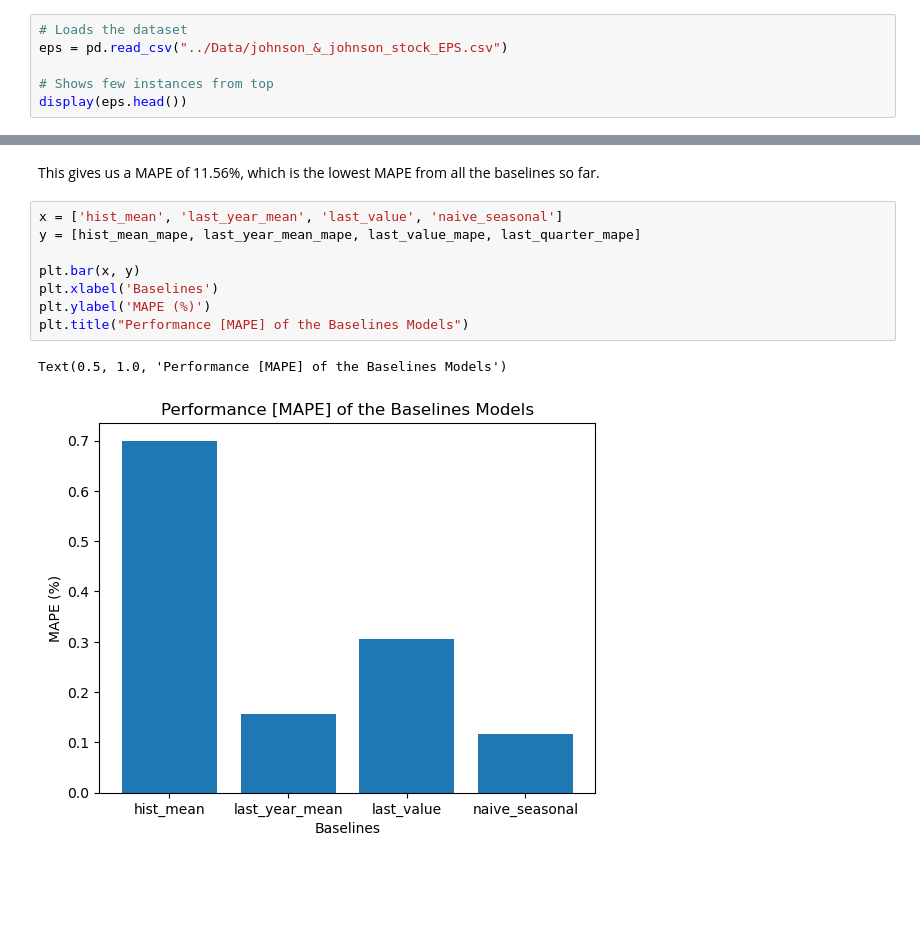
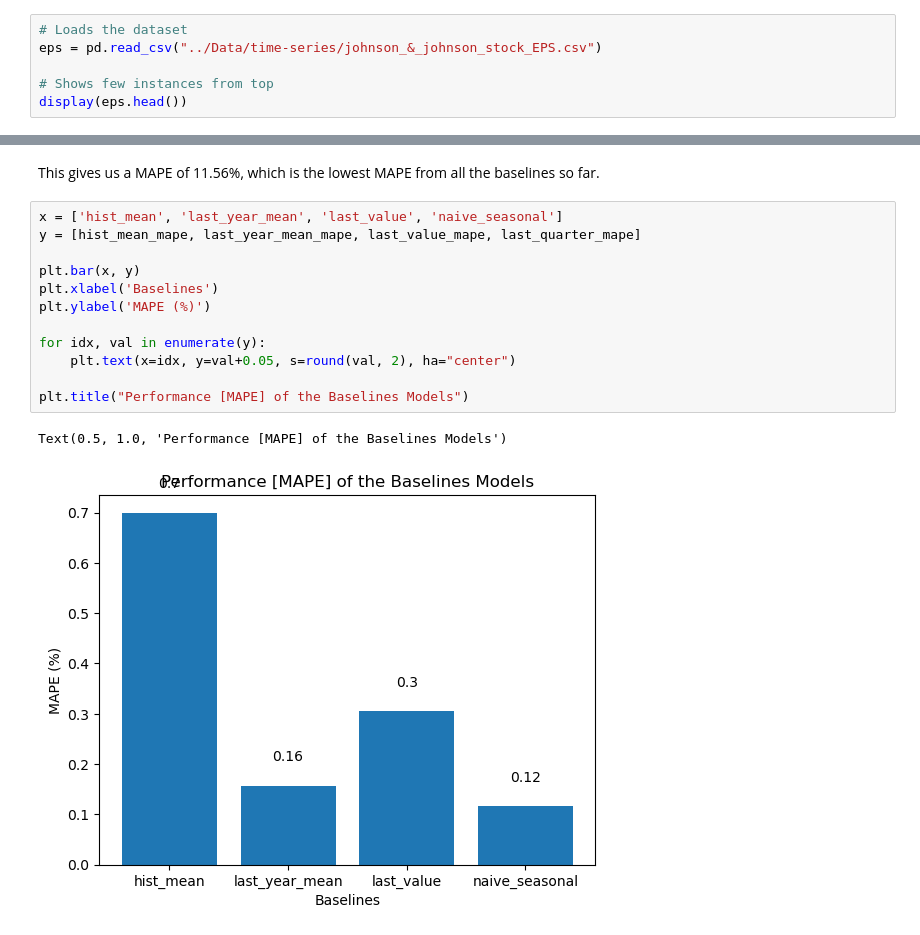
Before and after one commit to PradipKumarDas/Teaching, a Jupyter notebook: 22AML154-Advanced_Machine_Learning/3.1_time-series-forecasting-practical_1.ipynb, the cells around one changed output, grey strips where cells are left out. Drawn from its saved outputs; the diff is of its cells as text; blank space fills up the shorter version.

```diff
--- a/22AML154-Advanced_Machine_Learning/3.1_time-series-forecasting-practical_1.ipynb
+++ b/22AML154-Advanced_Machine_Learning/3.1_time-series-forecasting-practical_1.ipynb
@@ -17,6 +29,6 @@ Johnson & Johnson stock from 1960 to 1980.
 # %%
 # Loads the dataset
-eps = pd.read_csv("../Data/johnson_&_johnson_stock_EPS.csv")
+eps = pd.read_csv("../Data/time-series/johnson_&_johnson_stock_EPS.csv")
 
 # Shows few instances from top
 display(eps.head())
@@ -343,11 +342,15 @@ This gives us a MAPE of 11.56%, which is the lowest MAPE from all the baselines
 # %%
 x = ['hist_mean', 'last_year_mean', 'last_value', 'naive_seasonal']
 y = [hist_mean_mape, last_year_mean_mape, last_value_mape, last_quarter_mape]
 
 plt.bar(x, y)
 plt.xlabel('Baselines')
 plt.ylabel('MAPE (%)')
+
+for idx, val in enumerate(y):
+    plt.text(x=idx, y=val+0.05, s=round(val, 2), ha="center")
+
 plt.title("Performance [MAPE] of the Baselines Models")
 # %% [output]
 Text(0.5, 1.0, 'Performance [MAPE] of the Baselines Models')
-[figure, old version]
+[figure, new version]
```
Also changed, not shown: parts of 61 cells of this notebook, 2 other files.
